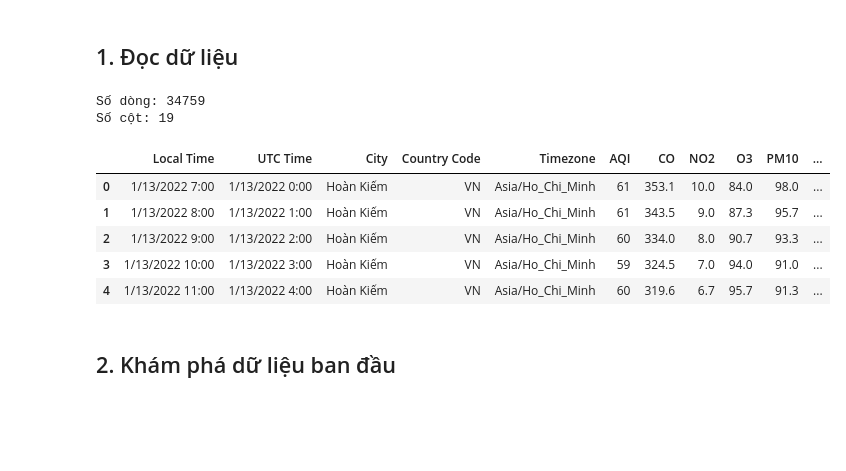
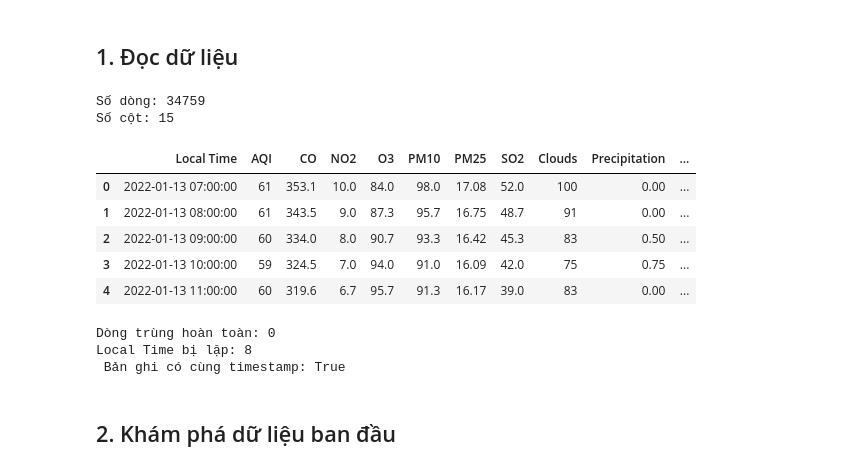
Before and after one commit to HoangHumg1210/hoankiem-air-quality-forecasting, a Jupyter notebook: main.ipynb, the cells around one changed output. Saved outputs shown, nothing was run; the diff lists cells and outputs as text; code cells hidden in the pictures; blank space fills up the shorter version.

```diff
--- a/main.ipynb
+++ b/main.ipynb
@@ -10,19 +10,29 @@ import seaborn as sns
 # %%
 df = pd.read_csv("data/raw/data2225.csv")
 df_raw = df.copy()
-
+df["Local Time"] = pd.to_datetime(df["Local Time"], errors='coerce')
+drop_cols = ["City", "Country Code", "Timezone", "UTC Time"]
+df = df.drop(columns=drop_cols)
 print("Số dòng:", df.shape[0])
 print("Số cột:", df.shape[1])
 display(df.head())
 # %% [output]
 Số dòng: 34759
-Số cột: 19
+Số cột: 15
-|  | Local Time | UTC Time | City | Country Code | Timezone | AQI | CO | NO2 | O3 | PM10 | ... |
-| 0 | 1/13/2022 7:00 | 1/13/2022 0:00 | Hoàn Kiếm | VN | Asia/Ho_Chi_Minh | 61 | 353.1 | 10.0 | 84.0 | 98.0 | ... |
-| 1 | 1/13/2022 8:00 | 1/13/2022 1:00 | Hoàn Kiếm | VN | Asia/Ho_Chi_Minh | 61 | 343.5 | 9.0 | 87.3 | 95.7 | ... |
-| 2 | 1/13/2022 9:00 | 1/13/2022 2:00 | Hoàn Kiếm | VN | Asia/Ho_Chi_Minh | 60 | 334.0 | 8.0 | 90.7 | 93.3 | ... |
-| 3 | 1/13/2022 10:00 | 1/13/2022 3:00 | Hoàn Kiếm | VN | Asia/Ho_Chi_Minh | 59 | 324.5 | 7.0 | 94.0 | 91.0 | ... |
-| 4 | 1/13/2022 11:00 | 1/13/2022 4:00 | Hoàn Kiếm | VN | Asia/Ho_Chi_Minh | 60 | 319.6 | 6.7 | 95.7 | 91.3 | ... |
+|  | Local Time | AQI | CO | NO2 | O3 | PM10 | PM25 | SO2 | Clouds | Precipitation | ... |
+| 0 | 2022-01-13 07:00:00 | 61 | 353.1 | 10.0 | 84.0 | 98.0 | 17.08 | 52.0 | 100 | 0.00 | ... |
+| 1 | 2022-01-13 08:00:00 | 61 | 343.5 | 9.0 | 87.3 | 95.7 | 16.75 | 48.7 | 91 | 0.00 | ... |
+| 2 | 2022-01-13 09:00:00 | 60 | 334.0 | 8.0 | 90.7 | 93.3 | 16.42 | 45.3 | 83 | 0.50 | ... |
+| 3 | 2022-01-13 10:00:00 | 59 | 324.5 | 7.0 | 94.0 | 91.0 | 16.09 | 42.0 | 75 | 0.75 | ... |
+| 4 | 2022-01-13 11:00:00 | 60 | 319.6 | 6.7 | 95.7 | 91.3 | 16.17 | 39.0 | 83 | 0.00 | ... |
+# %%
+print("Dòng trùng hoàn toàn:", df.duplicated().sum())
+print("Local Time bị lặp:", df["Local Time"].duplicated().sum())
+print(" Bản ghi có cùng timestamp:", df["Local Time"].duplicated().sum() > 0)
+# %% [output]
+Dòng trùng hoàn toàn: 0
+Local Time bị lặp: 8
+ Bản ghi có cùng timestamp: True
 # %% [markdown]
 ## 2. Khám phá dữ liệu ban đầu
 # %%
```
Also changed, not shown: parts of 6 cells of this notebook, 1 other file.
